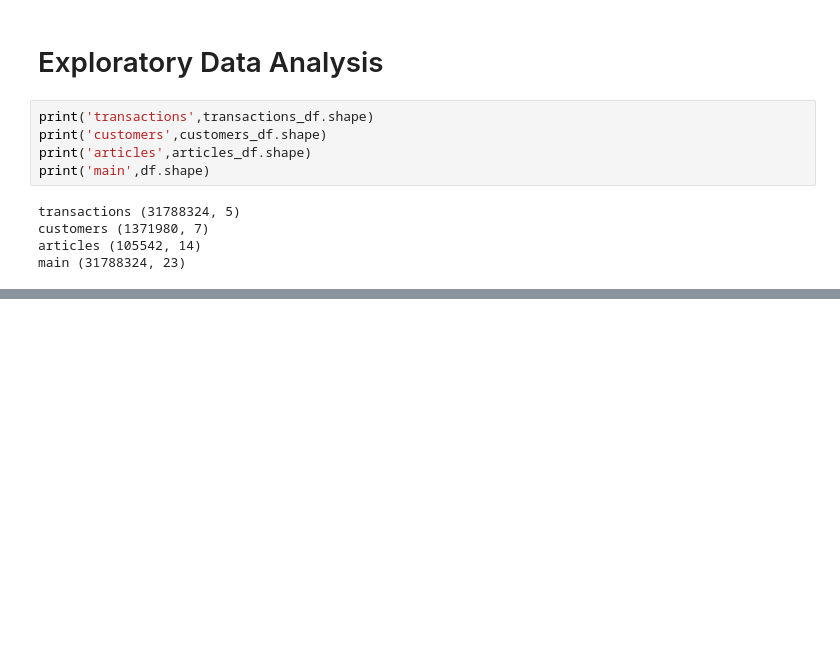
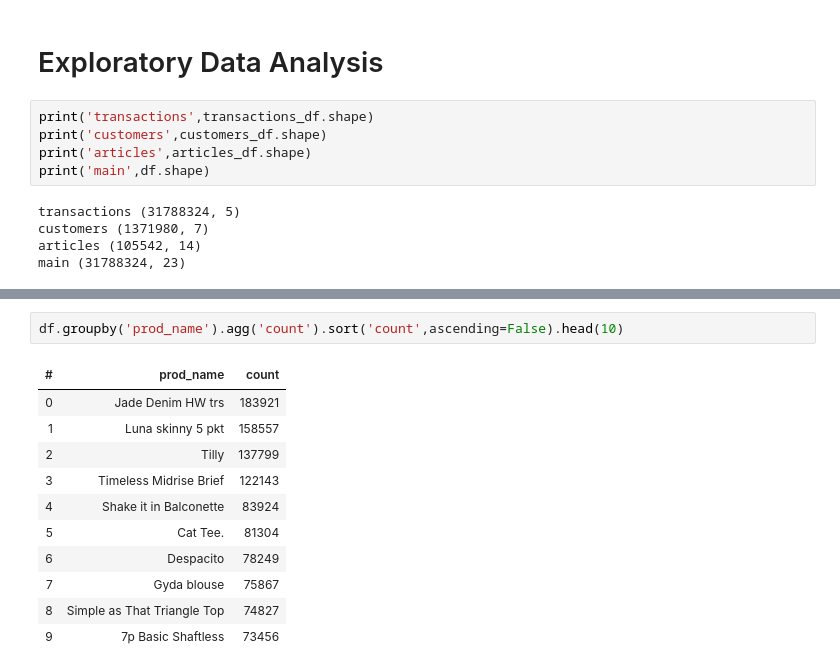
Before and after one commit to pval108/hm_clothing, a Jupyter notebook: hm_clothing.ipynb, the cells around one changed output, grey strips where cells are left out. Drawn from its saved outputs; the diff is of its cells as text; blank space fills up the shorter version.

```diff
--- a/hm_clothing.ipynb
+++ b/hm_clothing.ipynb
@@ -123,0 +145,14 @@ main (31788324, 23)
+# %%
+df.groupby('prod_name').agg('count').sort('count',ascending=False).head(10)
+# %% [output]
+| # | prod_name | count |
+| 0 | Jade Denim HW trs | 183921 |
+| 1 | Luna skinny 5 pkt | 158557 |
+| 2 | Tilly | 137799 |
+| 3 | Timeless Midrise Brief | 122143 |
+| 4 | Shake it in Balconette | 83924 |
+| 5 | Cat Tee. | 81304 |
+| 6 | Despacito | 78249 |
+| 7 | Gyda blouse | 75867 |
+| 8 | Simple as That Triangle Top | 74827 |
+| 9 | 7p Basic Shaftless | 73456 |
```
Also changed, not shown: parts of 12 cells of this notebook.
